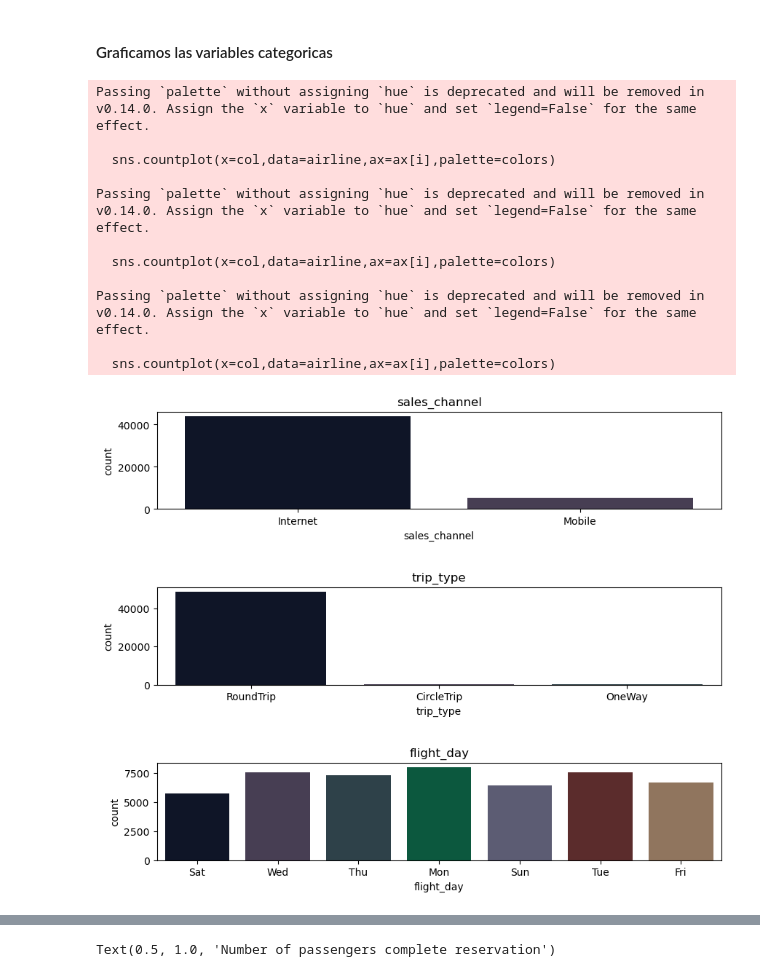
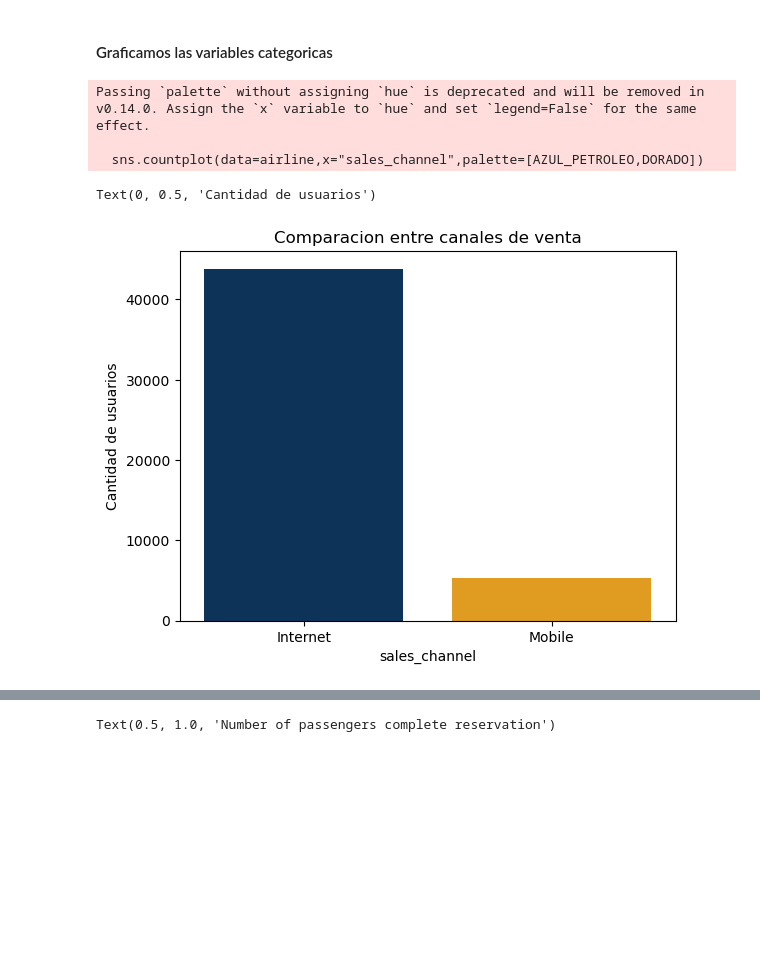
Before and after one commit to CrissRMFI/TP---ORGA, a Jupyter notebook: 01Analisis_airline.ipynb, the cells around one changed output, grey strips where cells are left out. Drawn from its saved outputs; the diff is of its cells as text; code cells hidden in the pictures; blank space fills up the shorter version.

```diff
--- a/01Analisis_airline.ipynb
+++ b/01Analisis_airline.ipynb
@@ -3,6 +3,10 @@ import pandas as pd
 import seaborn as sns
 import matplotlib.pyplot as plt
 
-
+AZUL_PETROLEO = "#003366"
+DORADO = "#FFA500"
+ROSA = "#c706be"
+ROJO = "#87050b"
 airline = pd.read_csv("./customer_airways_data.csv", encoding="iso-8859-1")
 airline.drop_duplicates(inplace=True)
+airline = airline.loc[airline.booking_origin != "(not set)",:]
@@ -29,27 +13,12 @@ memory usage: 5.6+ MB
 # %% [markdown]
 #### Graficamos las variables categoricas
-# %%
-col_categoricas = ["sales_channel","trip_type","flight_day"]
-colors = [ "#0b132b","#473a57","#29434e","#006442","#585877","#632424","#987456",]
-
-
-fig,ax = plt.subplots(nrows=len(col_categoricas), ncols=1,figsize=(10,8))
-fig.subplots_adjust(hspace=0.8)
-
-
-for i,col in enumerate(col_categoricas):
-  sns.countplot(x=col,data=airline,ax=ax[i],palette=colors)
-  ax[i].set_title(col)
-# %% [output]
-Passing `palette` without assigning `hue` is deprecated and will be removed in v0.14.0. Assign the `x` variable to `hue` and set `legend=False` for the same effect.
-
-  sns.countplot(x=col,data=airline,ax=ax[i],palette=colors)
-
-Passing `palette` without assigning `hue` is deprecated and will be removed in v0.14.0. Assign the `x` variable to `hue` and set `legend=False` for the same effect.
-
-  sns.countplot(x=col,data=airline,ax=ax[i],palette=colors)
-
-Passing `palette` without assigning `hue` is deprecated and will be removed in v0.14.0. Assign the `x` variable to `hue` and set `legend=False` for the same effect.
-
-  sns.countplot(x=col,data=airline,ax=ax[i],palette=colors)
-[figure, removed]
+# %%
+sns.countplot(data=airline,x="sales_channel",palette=[AZUL_PETROLEO,DORADO])
+plt.title("Comparacion entre canales de venta")
+plt.ylabel("Cantidad de usuarios")
+# %% [output]
+Passing `palette` without assigning `hue` is deprecated and will be removed in v0.14.0. Assign the `x` variable to `hue` and set `legend=False` for the same effect.
+
+  sns.countplot(data=airline,x="sales_channel",palette=[AZUL_PETROLEO,DORADO])
+Text(0, 0.5, 'Cantidad de usuarios')
+[figure, added]
```
Also changed, not shown: parts of 68 cells of this notebook, 4 other files.
